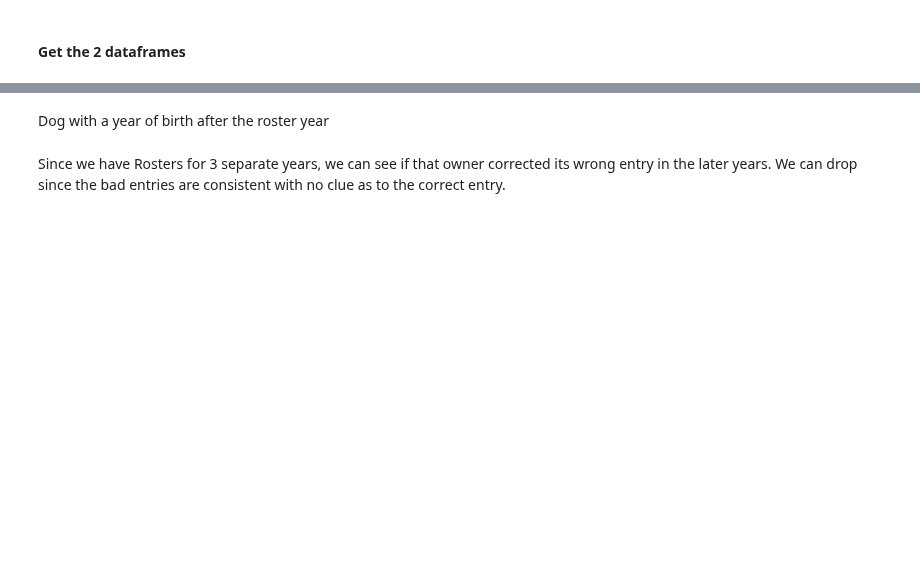
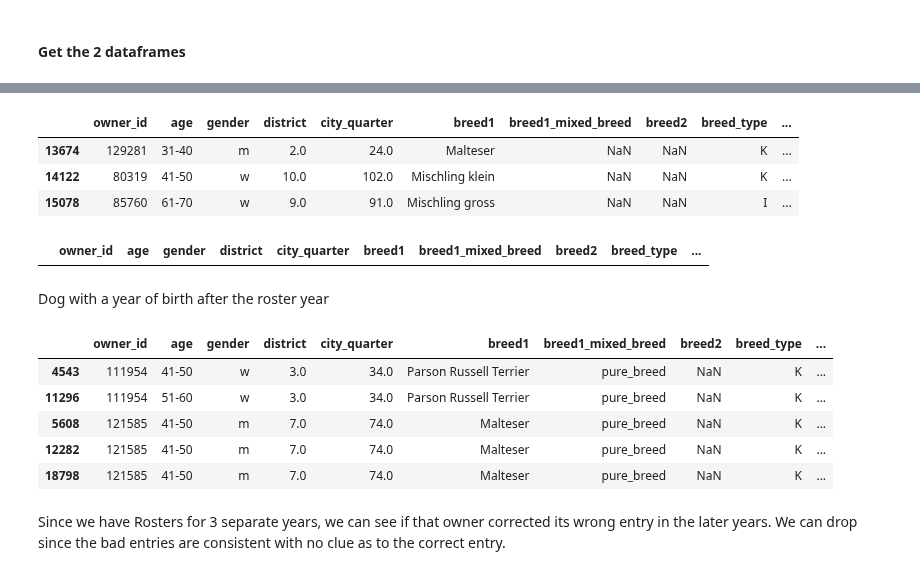
Before and after one commit to jonnross88/Springboard, a Jupyter notebook: u20_data_storytelling/dogs_of_zurich.ipynb, the cells around one changed output, grey strips where cells are left out. Saved outputs shown, nothing was run; the diff lists cells and outputs as text; code cells hidden in the pictures; blank space fills up the shorter version.

```diff
--- a/u20_data_storytelling/dogs_of_zurich.ipynb
+++ b/u20_data_storytelling/dogs_of_zurich.ipynb
@@ -161,35 +234,64 @@ dog_owner_df["roster"] = pd.Categorical(dog_owner_df["roster"], ordered=True)
 
 
 # add a column with the first year the owner appeared in the roster
-dog_owner_df["first_appearance"] = dog_owner_df.groupby("holder_id")[
-    "roster"
-].transform("min")
+dog_owner_df["first_appearance"] = dog_owner_df.groupby("owner_id")["roster"].transform(
+    "min"
+)
 
 # add column for the numberr of appearances in the roster
-dog_owner_df["appearances"] = dog_owner_df.groupby("holder_id")["roster"].transform(
+dog_owner_df["appearances"] = dog_owner_df.groupby("owner_id")["roster"].transform(
     "nunique"
 )
 
 # add a column with the number of dogs per owner
-dog_owner_df["dog_count"] = dog_owner_df.groupby(["holder_id", "roster"])[
-    "holder_id"
+dog_owner_df["dog_count"] = dog_owner_df.groupby(["owner_id", "roster"])[
+    "owner_id"
 ].transform("size")
 
 dog_owner_df.sample(3)
+# %% [output]
+|  | owner_id | age | gender | district | city_quarter | breed1 | breed1_mixed_breed | breed2 | breed_type | ... |
+| 13674 | 129281 | 31-40 | m | 2.0 | 24.0 | Malteser | NaN | NaN | K | ... |
+| 14122 | 80319 | 41-50 | w | 10.0 | 102.0 | Mischling klein | NaN | NaN | K | ... |
+| 15078 | 85760 | 61-70 | w | 9.0 | 91.0 | Mischling gross | NaN | NaN | I | ... |
+# %%
+# check if any row with a value in breed2 has a value in breed1_mixed_breed
+dog_owner_df[dog_owner_df["breed2"].notna()]["breed1_mixed_breed"].value_counts()
+
+
+# if Mischling is in breed1 then breed1_mixed_breed should be Mischling
+dog_owner_df.loc[
+    (dog_owner_df["breed1"].str.contains("Mischling"))
+    | (dog_owner_df["breed2"].notna()),
+    "breed1_mixed_breed",
+] = "Mischling"
+
+# fill in the rest with pure_breed
+dog_owner_df["breed1_mixed_breed"].fillna("pure_breed", inplace=True)
+dog_owner_df[dog_owner_df["breed1_mixed_breed"].isna()]
+# %% [output]
+|  | owner_id | age | gender | district | city_quarter | breed1 | breed1_mixed_breed | breed2 | breed_type | ... |
 # %% [markdown]
 Dog with a year of birth after the roster year
 # %%
-# get the holder_id of the bad entries and observe other entries with the same holder_id
-bad_entry_holder_id = dog_owner_df[
+# get the owner_id of the bad entries and observe other entries with the same owner_id
+bad_entry_owner_id = dog_owner_df[
     dog_owner_df["dog_year_of_birth"] > dog_owner_df["roster"].astype(int)
-]["holder_id"]
+]["owner_id"]
 
 
-dog_owner_df[dog_owner_df["holder_id"].isin(bad_entry_holder_id)].sort_values(
-    by="holder_id"
+dog_owner_df[dog_owner_df["owner_id"].isin(bad_entry_owner_id)].sort_values(
+    by="owner_id"
 )
 
-# dog_owner_df[dog_owner_df["holder_id"].isin(bad_entry_holder_id)].index
+# dog_owner_df[dog_owner_df["owner_id"].isin(bad_entry_owner_id)].index
+# %% [output]
+|  | owner_id | age | gender | district | city_quarter | breed1 | breed1_mixed_breed | breed2 | breed_type | ... |
+| 4543 | 111954 | 41-50 | w | 3.0 | 34.0 | Parson Russell Terrier | pure_breed | NaN | K | ... |
+| 11296 | 111954 | 51-60 | w | 3.0 | 34.0 | Parson Russell Terrier | pure_breed | NaN | K | ... |
+| 5608 | 121585 | 41-50 | m | 7.0 | 74.0 | Malteser | pure_breed | NaN | K | ... |
+| 12282 | 121585 | 41-50 | m | 7.0 | 74.0 | Malteser | pure_breed | NaN | K | ... |
+| 18798 | 121585 | 41-50 | m | 7.0 | 74.0 | Malteser | pure_breed | NaN | K | ... |
 # %% [markdown]
 Since we have Rosters for 3 separate years, we can see if that owner corrected its wrong entry in the later years. We can drop since the bad entries are consistent with no clue as to the correct entry.
 # %%
```
Also changed, not shown: parts of 58 cells of this notebook, 7 other files.
